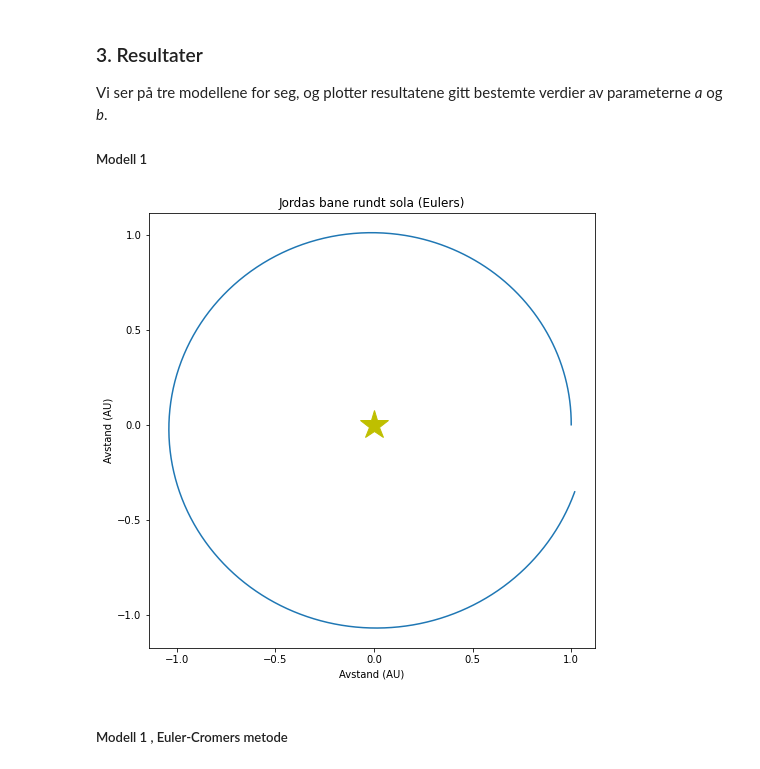
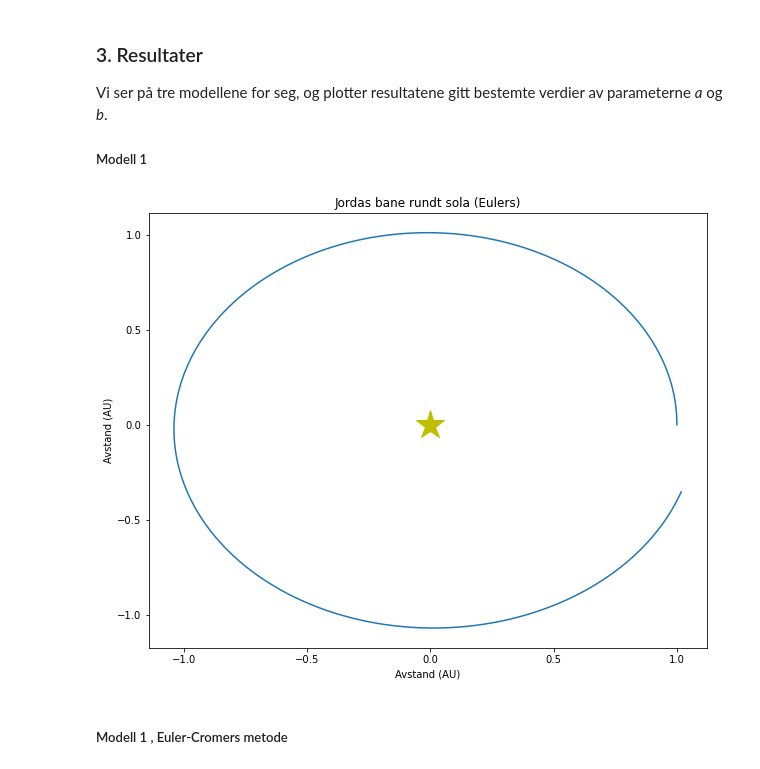
Before and after one commit to JesperVigtel/Planeter-Modellering, a Jupyter notebook: Planetmodellering.ipynb, the cells around one changed output. Drawn from its saved outputs; the diff is of its cells as text; code cells hidden in the pictures.

```diff
--- a/Planetmodellering.ipynb
+++ b/Planetmodellering.ipynb
@@ -107,35 +107,35 @@ vy = zeros(N+1)
 
 
 #Startverdier
 x[0] = x_0
 y[0] = y_0
 vx[0] = vx_0
 vy[0] = vy_0
 
 
 for i in range(N): #Eulers metode:
     a_x = -G*solmasse*x[i]/((x[i]-x2)**2 + (y[i]-y2)**2)**(3/2)    #Utrykk fra teori 2.2.1
     a_y = -G*solmasse*y[i]/((x[i]-x2)**2 + (y[i]-y2)**2)**(3/2)
 
     vx[i+1] = vx[i] + a_x*dt                                  #For farten
     vy[i+1] = vy[i] + a_y*dt
 
     x[i+1] = x[i] + vx[i]*dt                                  #For posisjonen
     y[i+1] = y[i] + vy[i]*dt
 
 
-figure(figsize=(8,8))
+figure(figsize=(10,8))
 
 
 #Plot jordas bane rundt sola
 plot(0,0,"y*", markersize =30 )    #Sola
 plot(x,y)    #Jordas bane
 title("Jordas bane rundt sola (Eulers)")
 xlabel("Avstand (AU)")
 ylabel("Avstand (AU)")
 show()
 # %% [output]
-[figure, old version]
+[figure, new version]
 # %% [markdown]
 ##### Modell 1 , Euler-Cromers metode
 # %%
```
Also changed, not shown: parts of 2 cells of this notebook.
